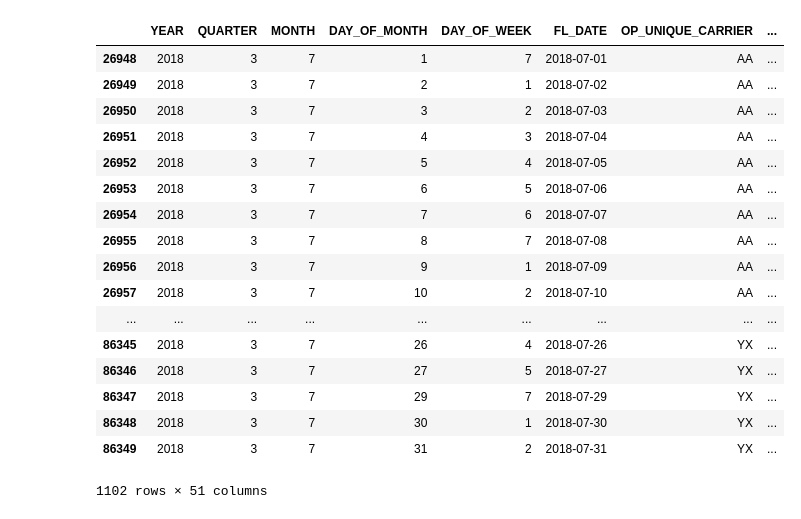
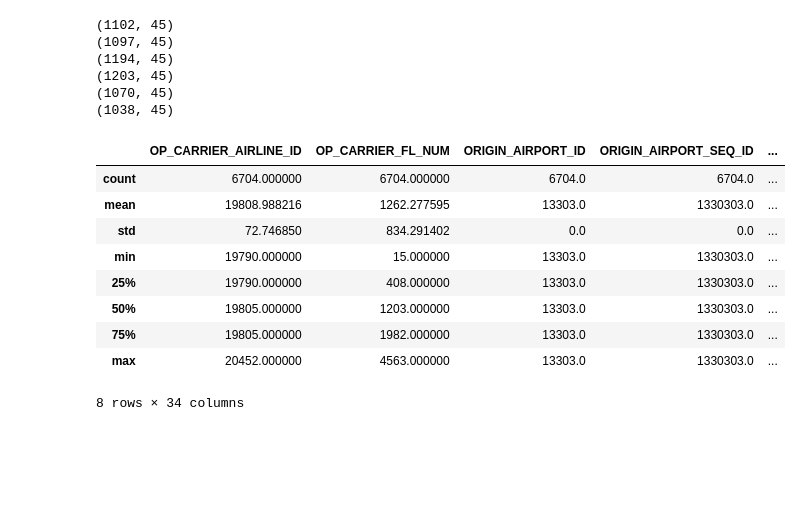
Before and after one commit to rweng18/aqi_project, a Jupyter notebook: miami_transstats_clean.ipynb, the cells around one changed output. Saved outputs shown, nothing was run; the diff lists cells and outputs as text; code cells hidden in the pictures; blank space fills up the shorter version.

Commit message:
clean weather and flight data

```diff
--- a/miami_transstats_clean.ipynb
+++ b/miami_transstats_clean.ipynb
@@ -14,0 +7,8 @@ flights_MIA_201807.head()
+# %%
+# Read in csv files
+flights_FL_201807 = pd.read_csv('BTS_data/FL_201807.csv')
+flights_FL_201707 = pd.read_csv('BTS_data/FL_201707.csv')
+flights_FL_201607 = pd.read_csv('BTS_data/FL_201607.csv')
+flights_FL_201507 = pd.read_csv('BTS_data/FL_201507.csv')
+flights_FL_201407 = pd.read_csv('BTS_data/FL_201407.csv')
+flights_FL_201307 = pd.read_csv('BTS_data/FL_201307.csv')
@@ -31,24 +41,41 @@ Index(['YEAR', 'QUARTER', 'MONTH', 'DAY_OF_MONTH', 'DAY_OF_WEEK', 'FL_DATE',
       dtype='object')
-# %%
-# subset flights that are from/to Miami from/to LA or New York
-# flights from Miami
-flights_MIA_201807[(flights_MIA_201807['ORIGIN_CITY_NAME'] == 'Miami, FL') & ((flights_MIA_201807['DEST_CITY_NAME'] == 'Los Angeles, CA') | (flights_MIA_201807['DEST_CITY_NAME'] == 'New York, NY'))]
-# %% [output]
-|  | YEAR | QUARTER | MONTH | DAY_OF_MONTH | DAY_OF_WEEK | FL_DATE | OP_UNIQUE_CARRIER | ... |
-| 26948 | 2018 | 3 | 7 | 1 | 7 | 2018-07-01 | AA | ... |
-| 26949 | 2018 | 3 | 7 | 2 | 1 | 2018-07-02 | AA | ... |
-| 26950 | 2018 | 3 | 7 | 3 | 2 | 2018-07-03 | AA | ... |
-| 26951 | 2018 | 3 | 7 | 4 | 3 | 2018-07-04 | AA | ... |
-| 26952 | 2018 | 3 | 7 | 5 | 4 | 2018-07-05 | AA | ... |
-| 26953 | 2018 | 3 | 7 | 6 | 5 | 2018-07-06 | AA | ... |
-| 26954 | 2018 | 3 | 7 | 7 | 6 | 2018-07-07 | AA | ... |
-| 26955 | 2018 | 3 | 7 | 8 | 7 | 2018-07-08 | AA | ... |
-| 26956 | 2018 | 3 | 7 | 9 | 1 | 2018-07-09 | AA | ... |
-| 26957 | 2018 | 3 | 7 | 10 | 2 | 2018-07-10 | AA | ... |
-| ... | ... | ... | ... | ... | ... | ... | ... | ... |
-| 86345 | 2018 | 3 | 7 | 26 | 4 | 2018-07-26 | YX | ... |
-| 86346 | 2018 | 3 | 7 | 27 | 5 | 2018-07-27 | YX | ... |
-| 86347 | 2018 | 3 | 7 | 29 | 7 | 2018-07-29 | YX | ... |
-| 86348 | 2018 | 3 | 7 | 30 | 1 | 2018-07-30 | YX | ... |
-| 86349 | 2018 | 3 | 7 | 31 | 2 | 2018-07-31 | YX | ... |
-1102 rows × 51 columns
+# %%
+# subset flights that are from/to Miami from/to LA or New York
+# flights from Miami
+MIA_NYC_LA_201807 = flights_FL_201807[(flights_FL_201807['ORIGIN_CITY_NAME'] == 'Miami, FL') & ((flights_FL_201807['DEST_CITY_NAME'] == 'Los Angeles, CA') | (flights_FL_201807['DEST_CITY_NAME'] == 'New York, NY'))]
+MIA_NYC_LA_201707 = flights_FL_201707[(flights_FL_201707['ORIGIN_CITY_NAME'] == 'Miami, FL') & ((flights_FL_201707['DEST_CITY_NAME'] == 'Los Angeles, CA') | (flights_FL_201707['DEST_CITY_NAME'] == 'New York, NY'))]
+MIA_NYC_LA_201607 = flights_FL_201607[(flights_FL_201607['ORIGIN_CITY_NAME'] == 'Miami, FL') & ((flights_FL_201607['DEST_CITY_NAME'] == 'Los Angeles, CA') | (flights_FL_201607['DEST_CITY_NAME'] == 'New York, NY'))]
+MIA_NYC_LA_201507 = flights_FL_201507[(flights_FL_201507['ORIGIN_CITY_NAME'] == 'Miami, FL') & ((flights_FL_201507['DEST_CITY_NAME'] == 'Los Angeles, CA') | (flights_FL_201507['DEST_CITY_NAME'] == 'New York, NY'))]
+MIA_NYC_LA_201407 = flights_FL_201407[(flights_FL_201407['ORIGIN_CITY_NAME'] == 'Miami, FL') & ((flights_FL_201407['DEST_CITY_NAME'] == 'Los Angeles, CA') | (flights_FL_201407['DEST_CITY_NAME'] == 'New York, NY'))]
+MIA_NYC_LA_201307 = flights_FL_201307[(flights_FL_201307['ORIGIN_CITY_NAME'] == 'Miami, FL') & ((flights_FL_201307['DEST_CITY_NAME'] == 'Los Angeles, CA') | (flights_FL_201307['DEST_CITY_NAME'] == 'New York, NY'))]
+# %%
+print(MIA_NYC_LA_201807.shape)
+print(MIA_NYC_LA_201707.shape)
+print(MIA_NYC_LA_201607.shape)
+print(MIA_NYC_LA_201507.shape)
+print(MIA_NYC_LA_201407.shape)
+print(MIA_NYC_LA_201307.shape)
+# %% [output]
+(1102, 45)
+(1097, 45)
+(1194, 45)
+(1203, 45)
+(1070, 45)
+(1038, 45)
+# %%
+miami_07flights = pd.concat([MIA_NYC_LA_201307, MIA_NYC_LA_201407,
+                             MIA_NYC_LA_201507, MIA_NYC_LA_201607,
+                             MIA_NYC_LA_201707, MIA_NYC_LA_201807]).reset_index(drop = True)
+# %%
+miami_07flights.describe()
+# %% [output]
+|  | OP_CARRIER_AIRLINE_ID | OP_CARRIER_FL_NUM | ORIGIN_AIRPORT_ID | ORIGIN_AIRPORT_SEQ_ID | ... |
+| count | 6704.000000 | 6704.000000 | 6704.0 | 6704.0 | ... |
+| mean | 19808.988216 | 1262.277595 | 13303.0 | 1330303.0 | ... |
+| std | 72.746850 | 834.291402 | 0.0 | 0.0 | ... |
+| min | 19790.000000 | 15.000000 | 13303.0 | 1330303.0 | ... |
+| 25% | 19790.000000 | 408.000000 | 13303.0 | 1330303.0 | ... |
+| 50% | 19805.000000 | 1203.000000 | 13303.0 | 1330303.0 | ... |
+| 75% | 19805.000000 | 1982.000000 | 13303.0 | 1330303.0 | ... |
+| max | 20452.000000 | 4563.000000 | 13303.0 | 1330303.0 | ... |
+8 rows × 34 columns
```
Also changed, not shown: parts of 29 cells of this notebook, 16 other files.
